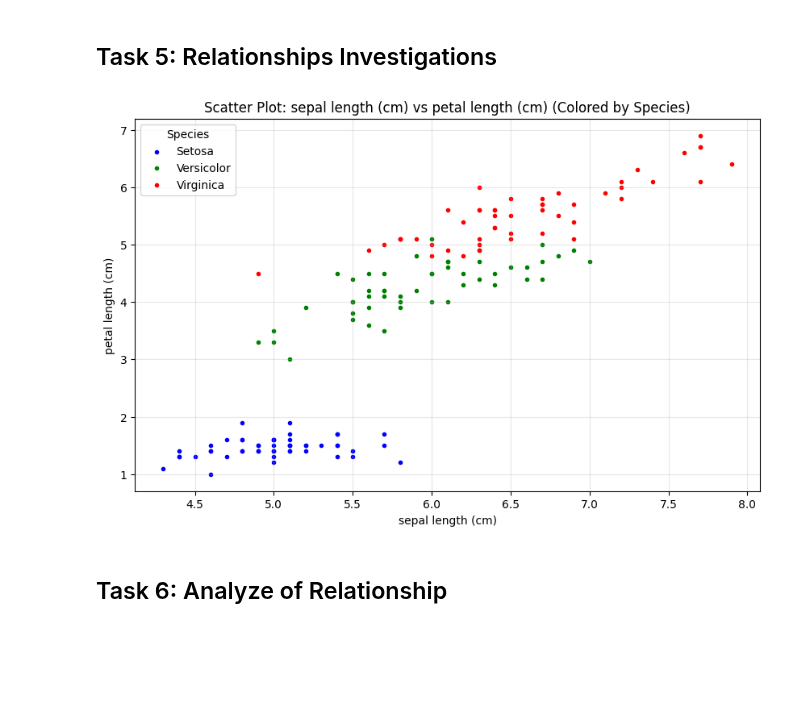
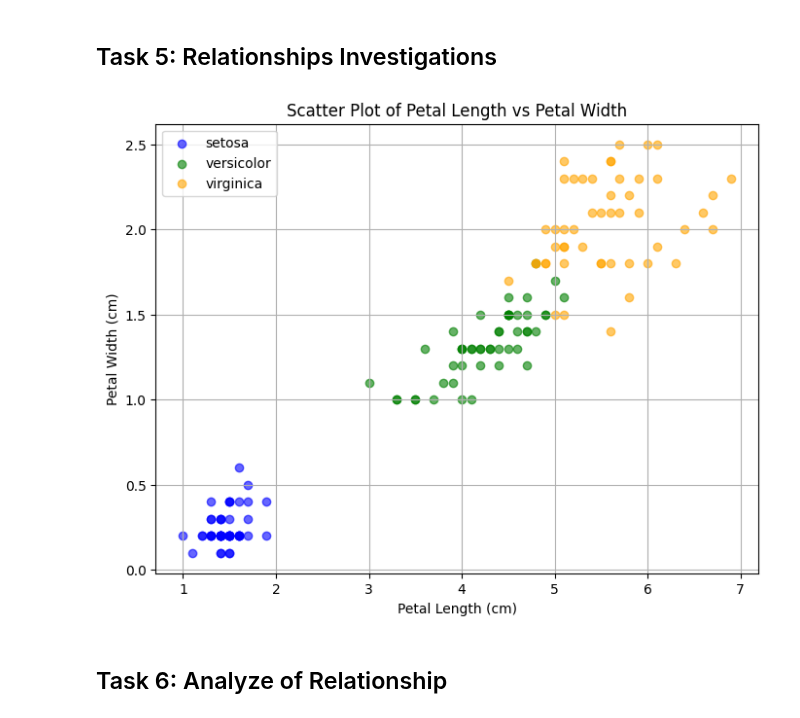
Before and after one commit to monkj24/principles_of_data_analytics, a Jupyter notebook: tasks.ipynb, the cells around one changed output. Cells and saved outputs as stored; diff of their text form; code cells hidden in the pictures; blank space fills up the shorter version.

Commit message:
scatterupdate

```diff
--- a/tasks.ipynb
+++ b/tasks.ipynb
@@ -410,17 +396,0 @@ feature2 = 'petal length (cm)'
-# %%
-# Scatter plot
-
-plt.figure(figsize=(10, 6))
-for species, color in zip(['Setosa', 'Versicolor', 'Virginica'], ['blue', 'green', 'red']):
-    subset = iris_df[iris_df['species'] == species]
-    plt.scatter(subset[feature1], subset[feature2], color=color, label=species, marker =".")
-
-# Labels, title, and legend
-plt.title(f'Scatter Plot: {feature1} vs {feature2} (Colored by Species)')
-plt.xlabel(feature1)
-plt.ylabel(feature2)
-plt.legend(title='Species')
-plt.grid(alpha=0.3)
-plt.show()
-# %% [output]
-[figure, removed]
@@ -427,2 +405,39 @@ plt.show()
+# %%
+# Load the dataset
+iris_data = load_iris()
+df = pd.DataFrame(iris_data.data, columns=iris_data.feature_names)
+df['species'] = iris_data.target
+# %%
+# Map species ID to name
+species_map = {0: 'setosa', 1: 'versicolor', 2: 'virginica'}
+df['species_name'] = df['species'].map(species_map)
+
+# Colors
+colors = {'setosa': 'blue', 'versicolor': 'green', 'virginica': 'orange'}
+
+# Create the figure
+plt.figure(figsize=(8, 6))
+
+# Scatter plot for each species
+for species in colors:
+    species_data = df[df['species_name'] == species]
+    plt.scatter(
+        species_data['petal length (cm)'],
+        species_data['petal width (cm)'],
+        color=colors[species],
+        label=species,
+        alpha=0.6
+    )
+
+
+# Add labels and legend
+plt.xlabel('Petal Length (cm)')
+plt.ylabel('Petal Width (cm)')
+plt.title('Scatter Plot of Petal Length vs Petal Width')
+plt.legend()
+plt.grid(True)
+plt.show()
+# %% [output]
+[figure, added]
 # %% [markdown]
 ## Task 6: Analyze of Relationship
```
Also changed, not shown: parts of 10 cells of this notebook.
